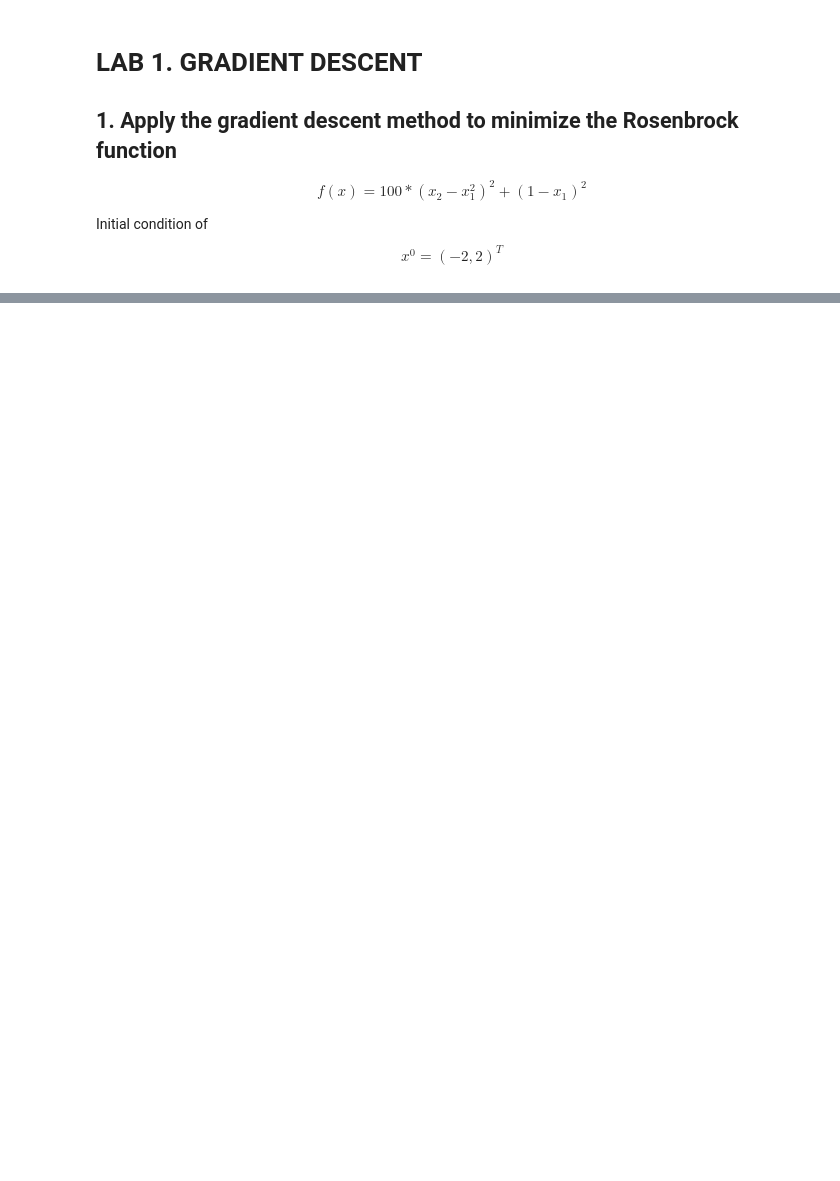
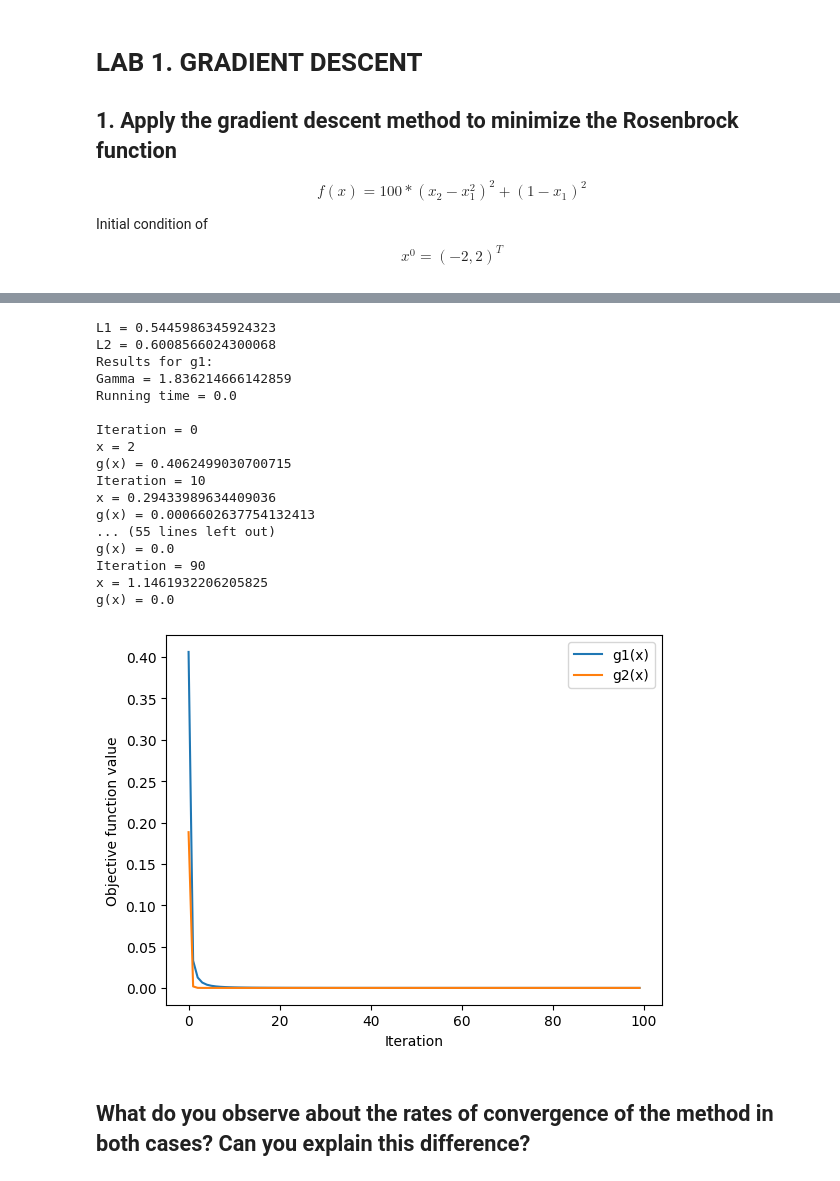
Before and after one commit to vmikhailishyna/Optimization_Lab_1, a Jupyter notebook: sample.ipynb, the cells around one changed output, grey strips where cells are left out. Drawn from its saved outputs; the diff is of its cells as text; code cells hidden in the pictures; blank space fills up the shorter version.

```diff
--- a/sample.ipynb
+++ b/sample.ipynb
@@ -73,0 +187,55 @@ Results = [-0.26172728  0.07378466]
+# %%
+g_1_sd = (1 - 1/(1+x))**2 + (x - np.log(1+x)) * (1/(1+x)**2)
+g_2_sd = (1 - 1/(2+x))**2 + (x - np.log(2+x)) * (1/(2+x)**2)
+# %%
+L_1 = np.max(np.abs(g_1_sd))
+L_2 = np.max(np.abs(g_2_sd))
+print(f"L1 = {L_1}")
+print(f"L2 = {L_2}")
+
+gamma_1 = 1/L_1
+gamma_2 = 1/L_2
+x_0 = 2
+x_values_1, f_values_1, running_time_1 = gradient_descent(x_0, calculate_objective_g_1, compute_gradient_g_1, gamma_1)
+
+print("Results for g1:")
+print(f"Gamma = {gamma_1}\nRunning time = {running_time_1}\n")
+for i in range (0 ,100 ,10):
+    print(f"Iteration = {i}\nx = {x_values_1[i]}\ng(x) = {f_values_1[i]}")
+
+x_values_2, f_values_2, running_time_2 = gradient_descent(x_0, calculate_objective_g_2, compute_gradient_g_2, gamma_2)
+
+print("\nResults for g2:")
+print(f"Gamma = {gamma_2}\nRunning time = {running_time_2}\n")
+for i in range (0 ,100 ,10):
+    print(f"Iteration = {i}\nx = {x_values_2[i]}\ng(x) = {f_values_2[i]}")
+
+
+plt.figure()
+plt.plot(f_values_1, label="g1(x)")
+plt.plot(f_values_2, label="g2(x)")
+plt.xlabel("Iteration")
+plt.ylabel("Objective function value")
+plt.legend()
+plt.show()
+# %% [output]
+L1 = 0.5445986345924323
+L2 = 0.6008566024300068
+Results for g1:
+Gamma = 1.836214666142859
+Running time = 0.0
+
+Iteration = 0
+x = 2
+g(x) = 0.4062499030700715
+Iteration = 10
+x = 0.29433989634409036
+g(x) = 0.0006602637754132413
+... (55 lines left out)
+g(x) = 0.0
+Iteration = 90
+x = 1.1461932206205825
+g(x) = 0.0
+[figure, added]
+# %% [markdown]
+## What do you observe about the rates of convergence of the method in both cases? Can you explain this difference? ##
```
Also changed, not shown: parts of 11 cells of this notebook.
